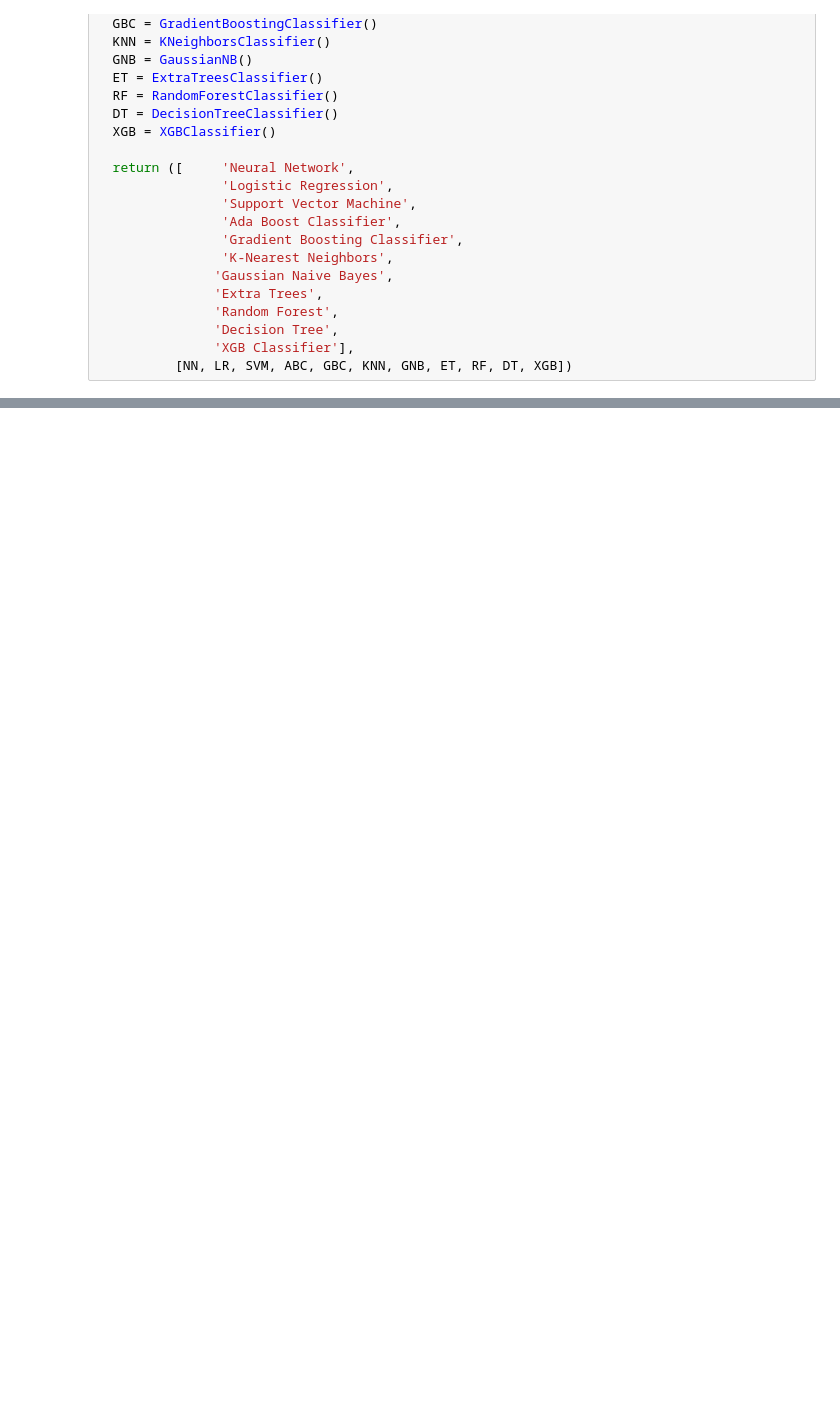
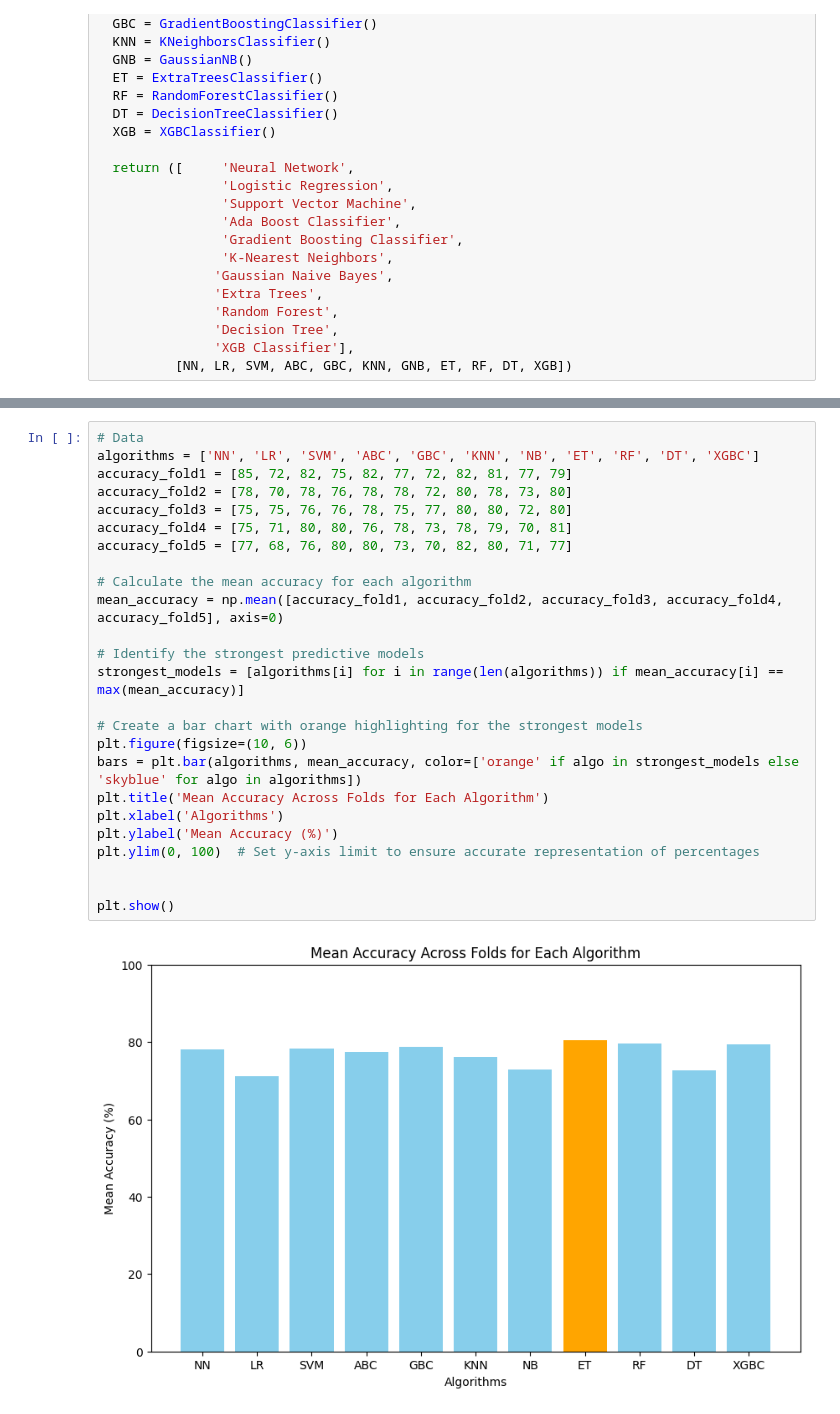
Before and after one commit to lemmynation/DataScienceEcosystem, a Jupyter notebook: Diabetes_Prediction_Papers.ipynb, the cells around one changed output, grey strips where cells are left out. Cells and saved outputs as stored; diff of their text form; blank space fills up the shorter version.

```diff
--- a/Diabetes_Prediction_Papers.ipynb
+++ b/Diabetes_Prediction_Papers.ipynb
@@ -505,0 +528,27 @@ accuracy
+# %%
+# Data
+algorithms = ['NN', 'LR', 'SVM', 'ABC', 'GBC', 'KNN', 'NB', 'ET', 'RF', 'DT', 'XGBC']
+accuracy_fold1 = [85, 72, 82, 75, 82, 77, 72, 82, 81, 77, 79]
+accuracy_fold2 = [78, 70, 78, 76, 78, 78, 72, 80, 78, 73, 80]
+accuracy_fold3 = [75, 75, 76, 76, 78, 75, 77, 80, 80, 72, 80]
+accuracy_fold4 = [75, 71, 80, 80, 76, 78, 73, 78, 79, 70, 81]
+accuracy_fold5 = [77, 68, 76, 80, 80, 73, 70, 82, 80, 71, 77]
+
+# Calculate the mean accuracy for each algorithm
+mean_accuracy = np.mean([accuracy_fold1, accuracy_fold2, accuracy_fold3, accuracy_fold4, accuracy_fold5], axis=0)
+
+# Identify the strongest predictive models
+strongest_models = [algorithms[i] for i in range(len(algorithms)) if mean_accuracy[i] == max(mean_accuracy)]
+
+# Create a bar chart with orange highlighting for the strongest models
+plt.figure(figsize=(10, 6))
+bars = plt.bar(algorithms, mean_accuracy, color=['orange' if algo in strongest_models else 'skyblue' for algo in algorithms])
+plt.title('Mean Accuracy Across Folds for Each Algorithm')
+plt.xlabel('Algorithms')
+plt.ylabel('Mean Accuracy (%)')
+plt.ylim(0, 100)  # Set y-axis limit to ensure accurate representation of percentages
+
+
+plt.show()
+# %% [output]
+[figure, added]
```
Also changed, not shown: parts of 2 cells of this notebook.
